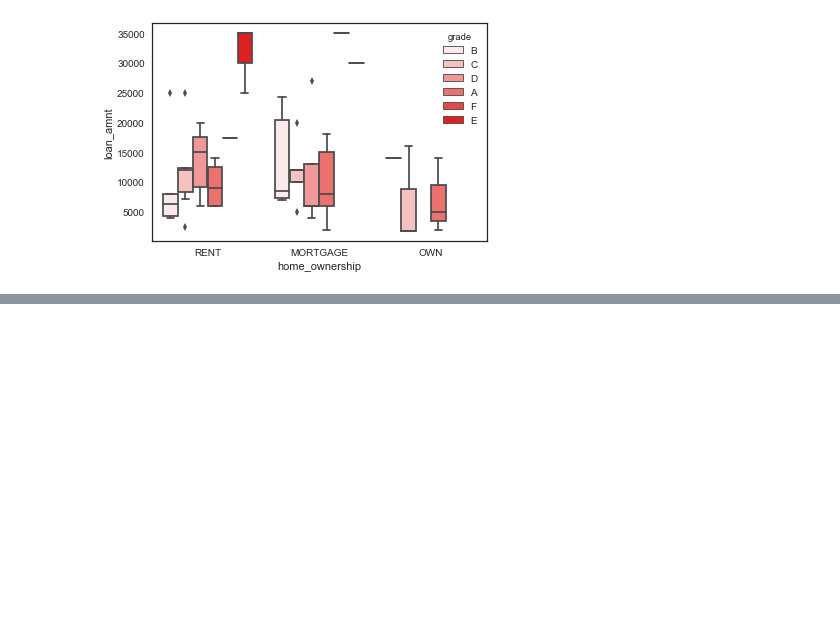
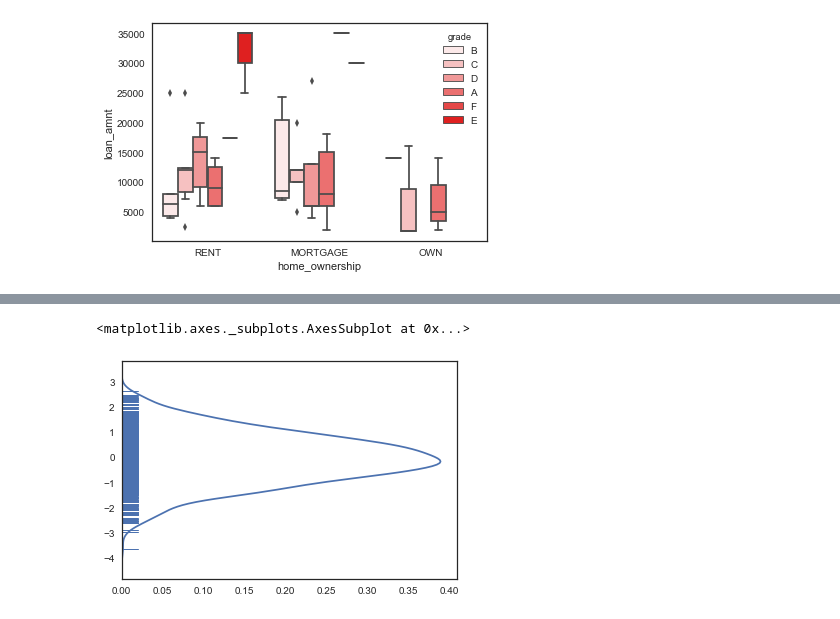
Before and after one commit to MLlibfiy/python, a Jupyter notebook: com/shujia/day4/demo1.ipynb, the cells around one changed output, grey strips where cells are left out. Saved outputs shown, nothing was run; the diff lists cells and outputs as text; code cells hidden in the pictures; blank space fills up the shorter version.

```diff
--- a/com/shujia/day4/demo1.ipynb
+++ b/com/shujia/day4/demo1.ipynb
@@ -60,2 +59,7 @@ sns.distplot(arr1)
 # %%
 sns.distplot(arr1,rug=True,hist=False)
+# %%
+sns.distplot(arr1,rug=True,hist=False,vertical=True)
+# %% [output]
+<matplotlib.axes._subplots.AxesSubplot at 0x...>
+[figure, added]
```
Also changed, not shown: parts of 17 cells of this notebook.
